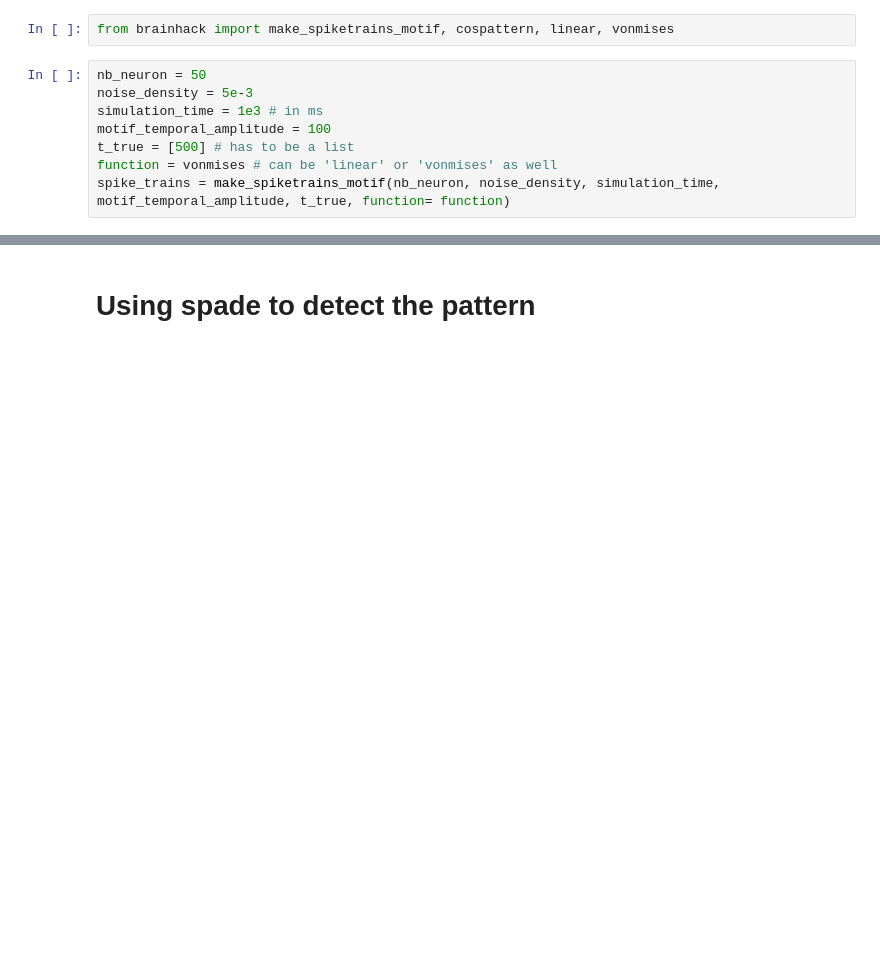
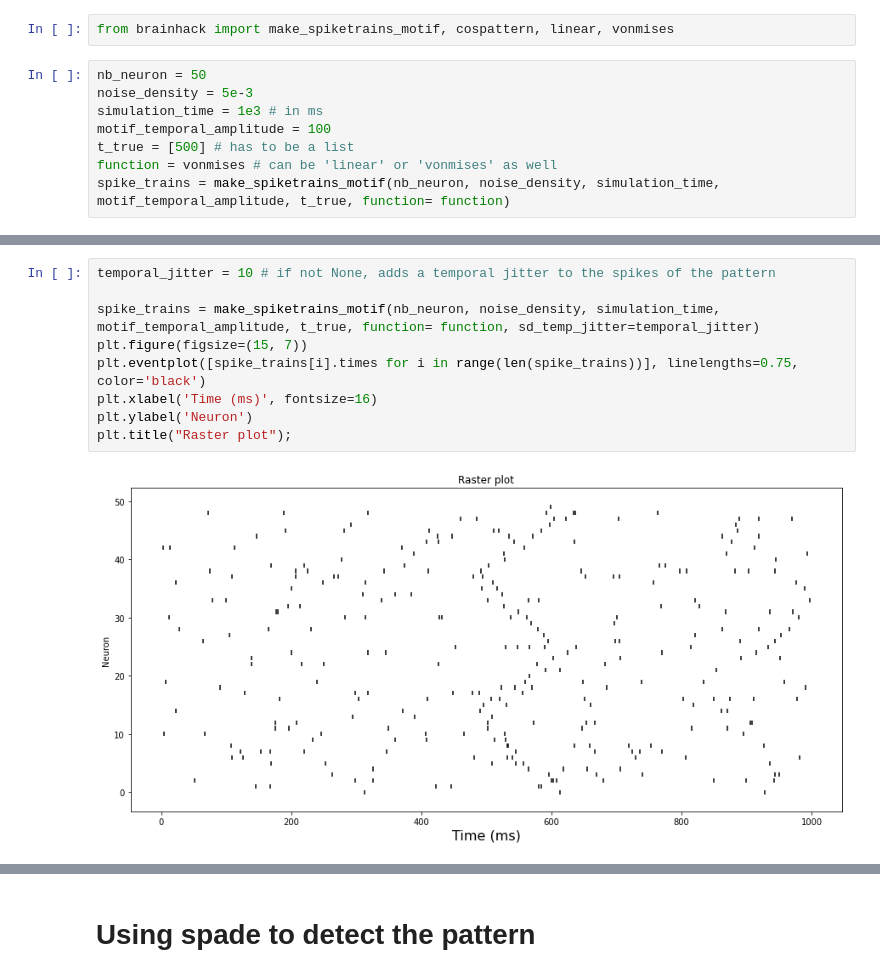
Before and after one commit to SpikeAI/2022-11_brainhack_DetecSpikMotifs, a Jupyter notebook: Generate_Spiking_Motif.ipynb, the cells around one changed output, grey strips where cells are left out. Drawn from its saved outputs; the diff is of its cells as text; blank space fills up the shorter version.

```diff
--- a/Generate_Spiking_Motif.ipynb
+++ b/Generate_Spiking_Motif.ipynb
@@ -44,3 +44,14 @@ plt.title("Raster plot");
+# %%
+temporal_jitter = 10 # if not None, adds a temporal jitter to the spikes of the pattern
+
+spike_trains = make_spiketrains_motif(nb_neuron, noise_density, simulation_time, motif_temporal_amplitude, t_true, function= function, sd_temp_jitter=temporal_jitter)
+plt.figure(figsize=(15, 7))
+plt.eventplot([spike_trains[i].times for i in range(len(spike_trains))], linelengths=0.75, color='black')
+plt.xlabel('Time (ms)', fontsize=16)
+plt.ylabel('Neuron')
+plt.title("Raster plot");
+# %% [output]
+[figure, added]
 # %%
 noise_density = 1e-2 # change noise density
 
```
Also changed, not shown: parts of 6 cells of this notebook, 1 other file.
